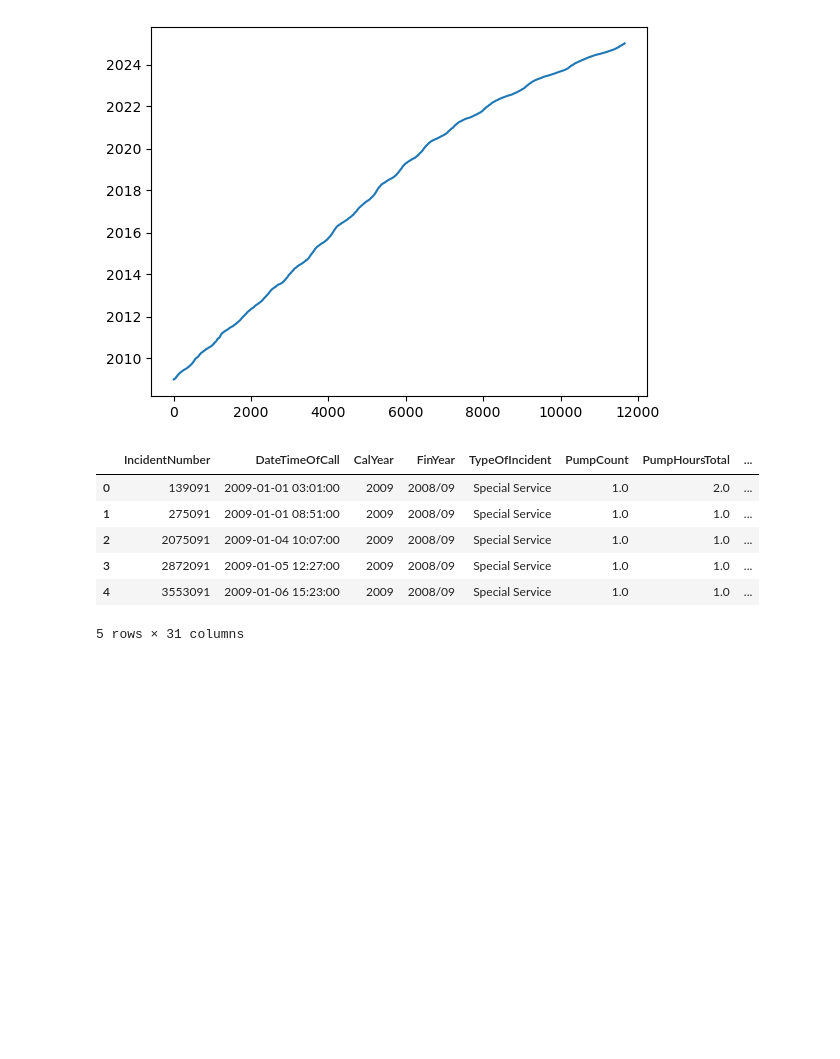
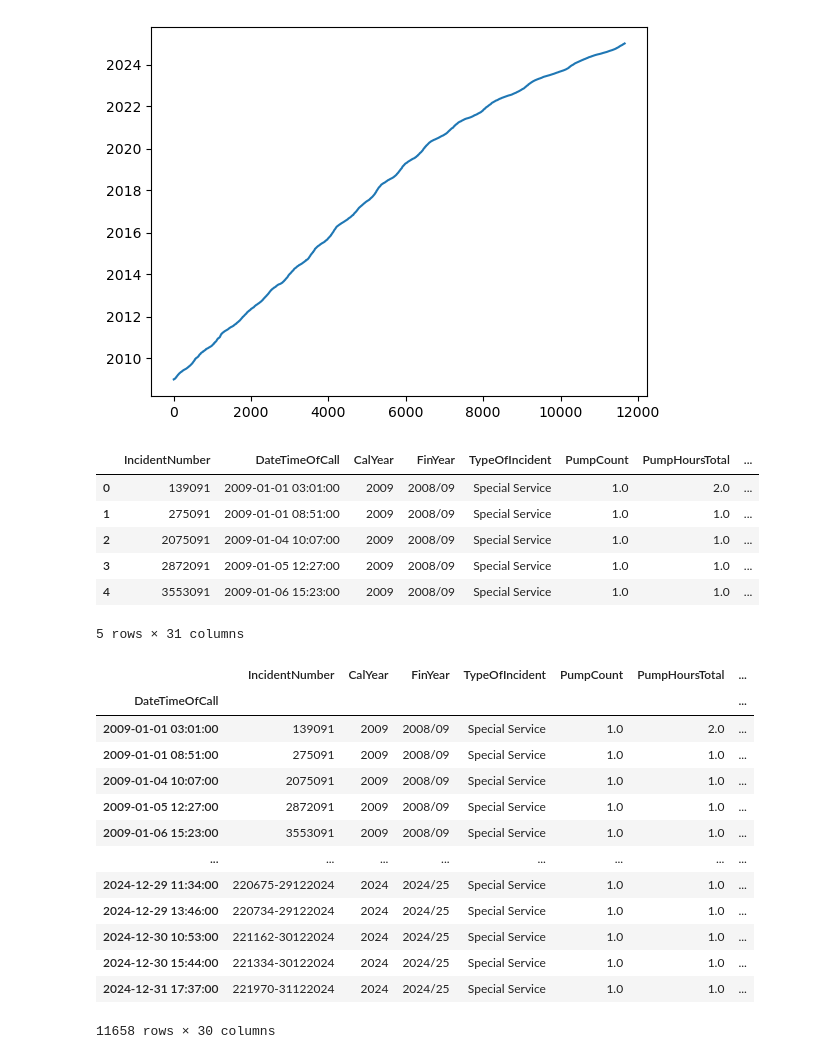
Before and after one commit to lkeegan/jupyter-data-exploration-live, a Jupyter notebook: part3.ipynb, the cells around one changed output. Cells and saved outputs as stored; diff of their text form; code cells hidden in the pictures; blank space fills up the shorter version.

```diff
--- a/part3.ipynb
+++ b/part3.ipynb
@@ -57,3 +57,22 @@ df.head()
 | 3 | 2872091 | 2009-01-05 12:27:00 | 2009 | 2008/09 | Special Service | 1.0 | 1.0 | ... |
 | 4 | 3553091 | 2009-01-06 15:23:00 | 2009 | 2008/09 | Special Service | 1.0 | 1.0 | ... |
 5 rows × 31 columns
+# %%
+df.set_index("DateTimeOfCall", inplace=True)
+# %%
+df
+# %% [output]
+|  | IncidentNumber | CalYear | FinYear | TypeOfIncident | PumpCount | PumpHoursTotal | ... |
+| DateTimeOfCall |  |  |  |  |  |  | ... |
+| 2009-01-01 03:01:00 | 139091 | 2009 | 2008/09 | Special Service | 1.0 | 2.0 | ... |
+| 2009-01-01 08:51:00 | 275091 | 2009 | 2008/09 | Special Service | 1.0 | 1.0 | ... |
+| 2009-01-04 10:07:00 | 2075091 | 2009 | 2008/09 | Special Service | 1.0 | 1.0 | ... |
+| 2009-01-05 12:27:00 | 2872091 | 2009 | 2008/09 | Special Service | 1.0 | 1.0 | ... |
+| 2009-01-06 15:23:00 | 3553091 | 2009 | 2008/09 | Special Service | 1.0 | 1.0 | ... |
+| ... | ... | ... | ... | ... | ... | ... | ... |
+| 2024-12-29 11:34:00 | 220675-29122024 | 2024 | 2024/25 | Special Service | 1.0 | 1.0 | ... |
+| 2024-12-29 13:46:00 | 220734-29122024 | 2024 | 2024/25 | Special Service | 1.0 | 1.0 | ... |
+| 2024-12-30 10:53:00 | 221162-30122024 | 2024 | 2024/25 | Special Service | 1.0 | 1.0 | ... |
+| 2024-12-30 15:44:00 | 221334-30122024 | 2024 | 2024/25 | Special Service | 1.0 | 1.0 | ... |
+| 2024-12-31 17:37:00 | 221970-31122024 | 2024 | 2024/25 | Special Service | 1.0 | 1.0 | ... |
+11658 rows × 30 columns
```
